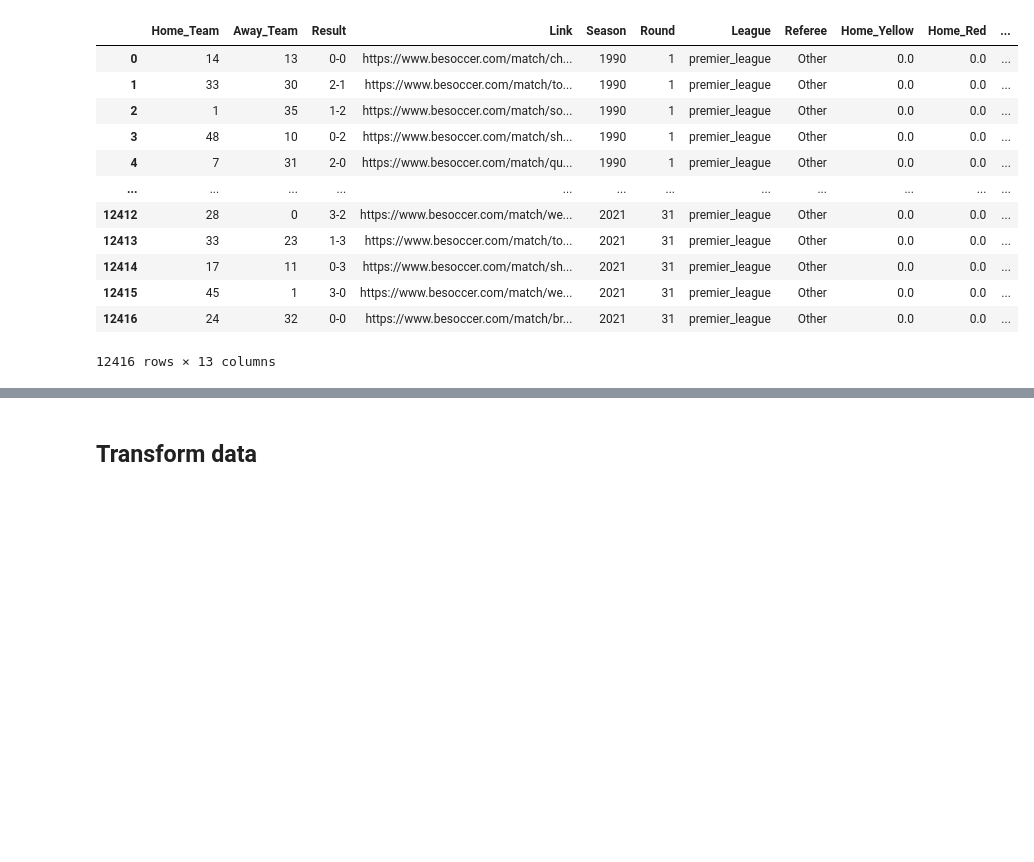
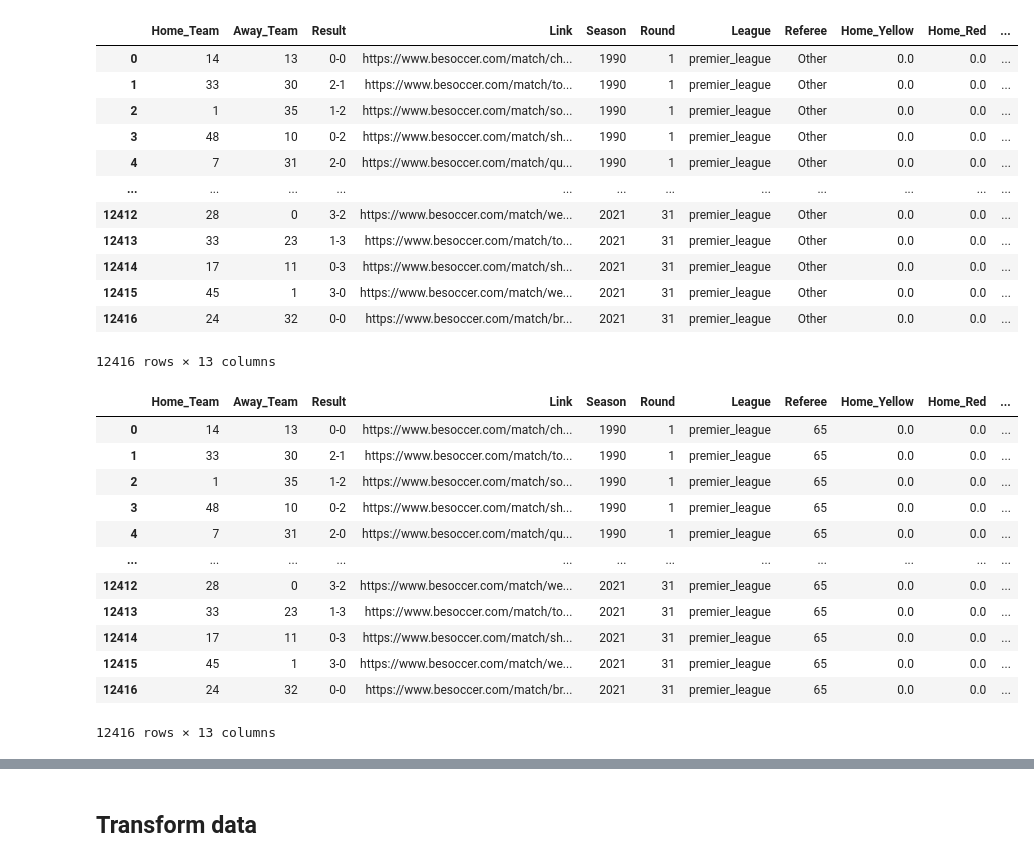
Before and after one commit to PascalLiPooKim/Football-prediction-model-project, a Jupyter notebook: footballPredictionModel.ipynb, the cells around one changed output, grey strips where cells are left out. Drawn from its saved outputs; the diff is of its cells as text; code cells hidden in the pictures; blank space fills up the shorter version.

```diff
--- a/footballPredictionModel.ipynb
+++ b/footballPredictionModel.ipynb
@@ -705,5 +705,19 @@ Category dict ENCODE: {'Home_Team': {'Leicester': 0, 'Southampton': 1, 'Oldham A
 12416 rows × 13 columns
 # %%
 category_dict_encode, category_dict_decode = categories_encoder_decoder(pl_df, ['Referee'])
-pl_df_df.replace(category_dict_encode, inplace=True)
-pl_df_df
+pl_df.replace(category_dict_encode, inplace=True)
+pl_df
+# %% [output]
+|  | Home_Team | Away_Team | Result | Link | Season | Round | League | Referee | Home_Yellow | Home_Red | ... |
+| 0 | 14 | 13 | 0-0 | https://www.besoccer.com/match/ch... | 1990 | 1 | premier_league | 65 | 0.0 | 0.0 | ... |
+| 1 | 33 | 30 | 2-1 | https://www.besoccer.com/match/to... | 1990 | 1 | premier_league | 65 | 0.0 | 0.0 | ... |
+| 2 | 1 | 35 | 1-2 | https://www.besoccer.com/match/so... | 1990 | 1 | premier_league | 65 | 0.0 | 0.0 | ... |
+| 3 | 48 | 10 | 0-2 | https://www.besoccer.com/match/sh... | 1990 | 1 | premier_league | 65 | 0.0 | 0.0 | ... |
+| 4 | 7 | 31 | 2-0 | https://www.besoccer.com/match/qu... | 1990 | 1 | premier_league | 65 | 0.0 | 0.0 | ... |
+| ... | ... | ... | ... | ... | ... | ... | ... | ... | ... | ... | ... |
+| 12412 | 28 | 0 | 3-2 | https://www.besoccer.com/match/we... | 2021 | 31 | premier_league | 65 | 0.0 | 0.0 | ... |
+| 12413 | 33 | 23 | 1-3 | https://www.besoccer.com/match/to... | 2021 | 31 | premier_league | 65 | 0.0 | 0.0 | ... |
+| 12414 | 17 | 11 | 0-3 | https://www.besoccer.com/match/sh... | 2021 | 31 | premier_league | 65 | 0.0 | 0.0 | ... |
+| 12415 | 45 | 1 | 3-0 | https://www.besoccer.com/match/we... | 2021 | 31 | premier_league | 65 | 0.0 | 0.0 | ... |
+| 12416 | 24 | 32 | 0-0 | https://www.besoccer.com/match/br... | 2021 | 31 | premier_league | 65 | 0.0 | 0.0 | ... |
+12416 rows × 13 columns
```
Also changed, not shown: parts of 7 cells of this notebook.
